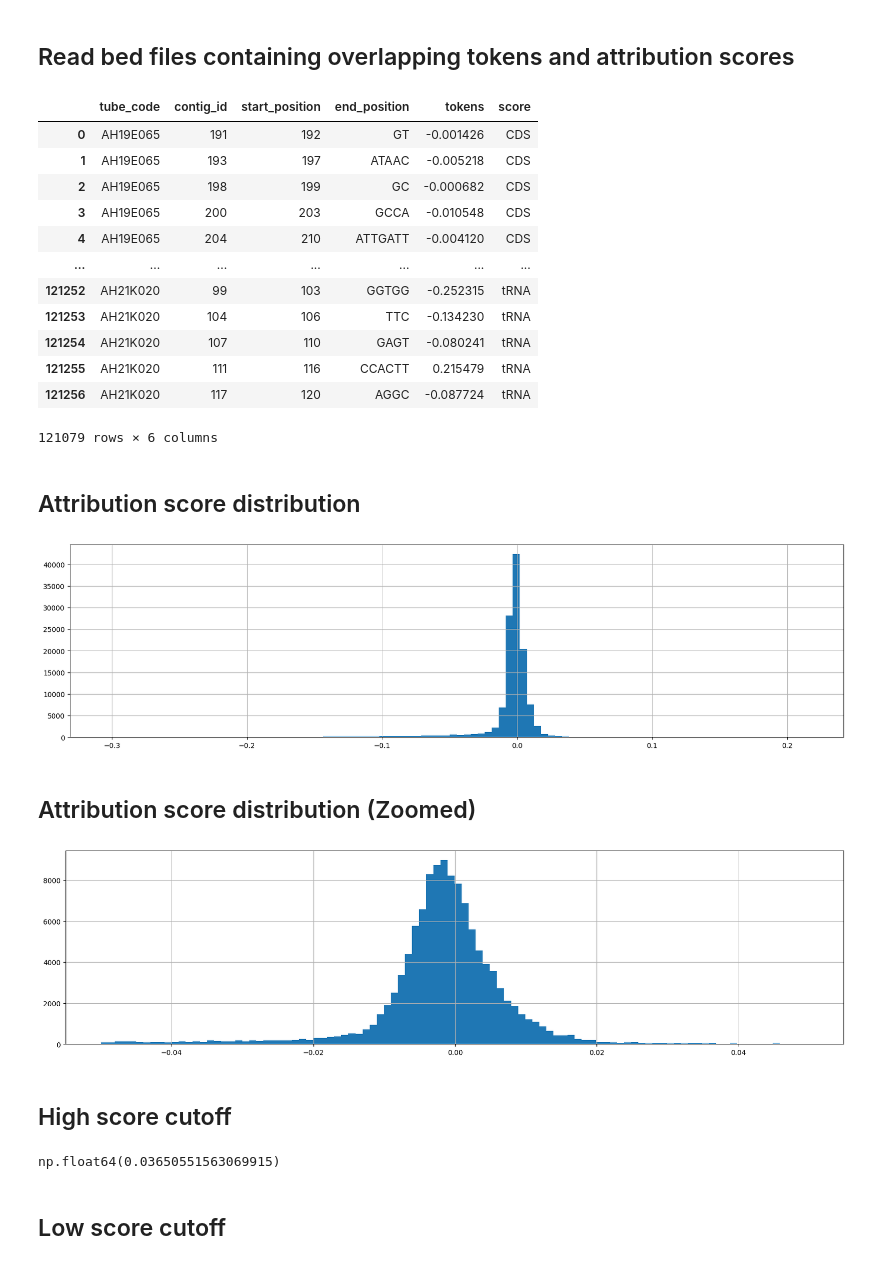
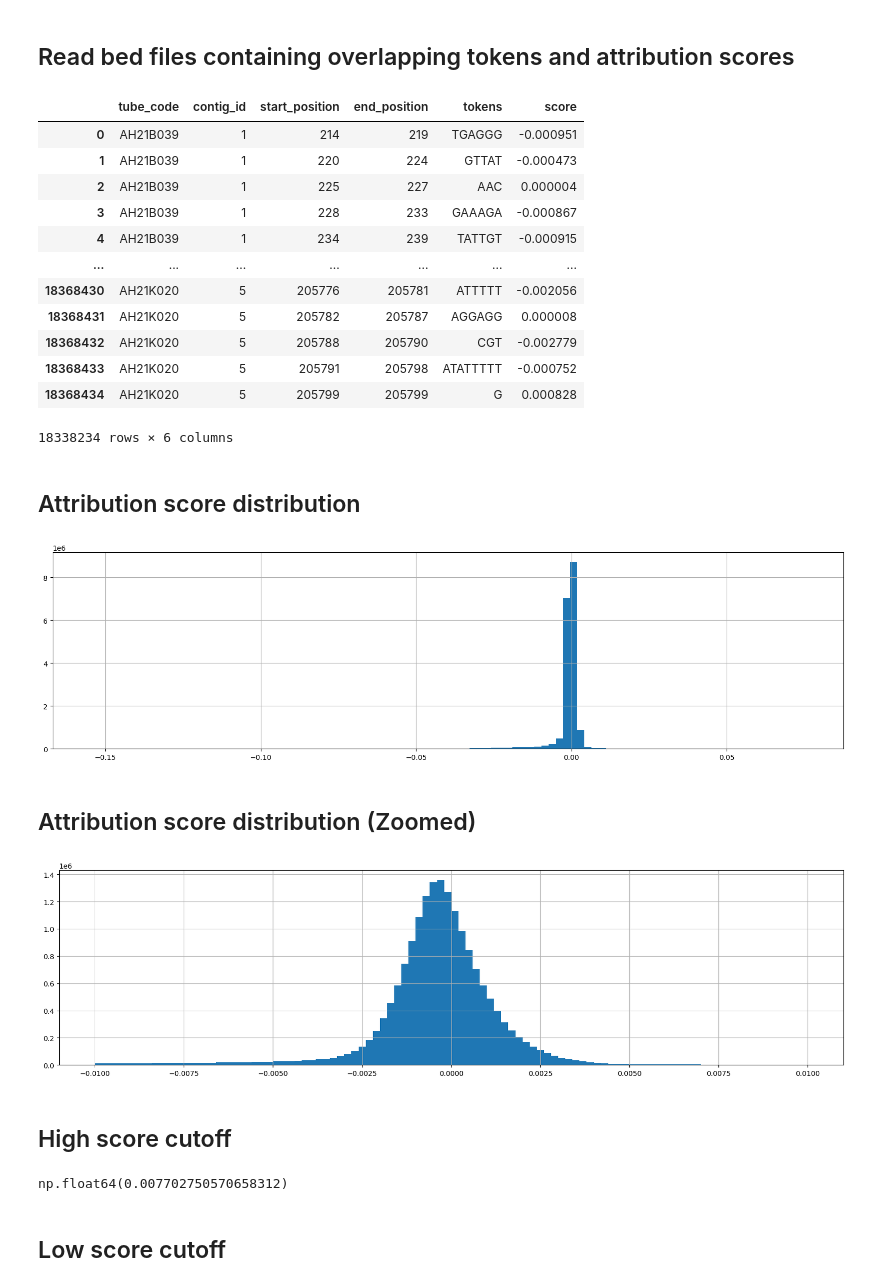
Before and after one commit to ryashpal/alfred-data-analysis, a Jupyter notebook: notebooks/genome_nlp_tokens/token_attribution_scores.ipynb, the cells around one changed output. Drawn from its saved outputs; the diff is of its cells as text; code cells hidden in the pictures.

```diff
--- a/notebooks/genome_nlp_tokens/token_attribution_scores.ipynb
+++ b/notebooks/genome_nlp_tokens/token_attribution_scores.ipynb
@@ -78,11 +78,11 @@ import pandas as pd
 from pathlib import Path
 
 
-overlappingFilesDir = Path(os.environ['GENOMICS_DATA_BASE'], 'genome_nlp_tokens', 'overlapping_with_annotations.bkp')
+overlappingFilesDir = Path(os.environ['GENOMICS_DATA_BASE'], 'genome_nlp_tokens', 'overlapping_with_annotations')
 
 overlappingDfList = []
 for overlappingFile in os.listdir(overlappingFilesDir):
-    df = pd.read_csv(Path(overlappingFilesDir, overlappingFile), sep='\t', names=['contig_id', 'start_position', 'end_position', 'tokens', 'score', 'id', 'name', 'gene', 'atributes'])
+    df = pd.read_csv(Path(overlappingFilesDir, overlappingFile), index_col=False, sep='\t', names=['contig_id', 'start_position', 'end_position', 'tokens', 'score', 'id', 'name', 'gene', 'atributes'])
     df['tube_code'] = [overlappingFile.split('_')[0]]*df.shape[0]
     overlappingDfList.append(df)
 overlappingDf = pd.concat(overlappingDfList, ignore_index=True)
@@ -95,18 +95,18 @@ overlappingDf = overlappingDf[['tube_code', 'contig_id', 'start_position', 'end_
 overlappingDf
 # %% [output]
 |  | tube_code | contig_id | start_position | end_position | tokens | score |
-| 0 | AH19E065 | 191 | 192 | GT | -0.001426 | CDS |
-| 1 | AH19E065 | 193 | 197 | ATAAC | -0.005218 | CDS |
-| 2 | AH19E065 | 198 | 199 | GC | -0.000682 | CDS |
-| 3 | AH19E065 | 200 | 203 | GCCA | -0.010548 | CDS |
-| 4 | AH19E065 | 204 | 210 | ATTGATT | -0.004120 | CDS |
+| 0 | AH21B039 | 1 | 214 | 219 | TGAGGG | -0.000951 |
+| 1 | AH21B039 | 1 | 220 | 224 | GTTAT | -0.000473 |
+| 2 | AH21B039 | 1 | 225 | 227 | AAC | 0.000004 |
+| 3 | AH21B039 | 1 | 228 | 233 | GAAAGA | -0.000867 |
+| 4 | AH21B039 | 1 | 234 | 239 | TATTGT | -0.000915 |
 | ... | ... | ... | ... | ... | ... | ... |
-| 121252 | AH21K020 | 99 | 103 | GGTGG | -0.252315 | tRNA |
-| 121253 | AH21K020 | 104 | 106 | TTC | -0.134230 | tRNA |
-| 121254 | AH21K020 | 107 | 110 | GAGT | -0.080241 | tRNA |
-| 121255 | AH21K020 | 111 | 116 | CCACTT | 0.215479 | tRNA |
-| 121256 | AH21K020 | 117 | 120 | AGGC | -0.087724 | tRNA |
+| 18368430 | AH21K020 | 5 | 205776 | 205781 | ATTTTT | -0.002056 |
+| 18368431 | AH21K020 | 5 | 205782 | 205787 | AGGAGG | 0.000008 |
+| 18368432 | AH21K020 | 5 | 205788 | 205790 | CGT | -0.002779 |
+| 18368433 | AH21K020 | 5 | 205791 | 205798 | ATATTTTT | -0.000752 |
+| 18368434 | AH21K020 | 5 | 205799 | 205799 | G | 0.000828 |
-121079 rows × 6 columns
+18338234 rows × 6 columns
 # %%
 import os
 import pandas as pd
@@ -125,26 +125,26 @@ ax = overlappingDf.score.hist(bins=100)
 
 plt.show()
 # %% [output]
-[figure, old version]
+[figure, new version]
 # %% [markdown]
 ## Attribution score distribution (Zoomed)
 # %%
 from matplotlib import pyplot as plt
 
 
 plt.figure(figsize=(20,5))
 
-ax = overlappingDf[(overlappingDf.score > -0.05) & (overlappingDf.score < 0.05)].score.hist(bins=100)
+ax = overlappingDf[(overlappingDf.score > -0.01) & (overlappingDf.score < 0.01)].score.hist(bins=100)
 
 plt.show()
 # %% [output]
-[figure, old version]
+[figure, new version]
 # %% [markdown]
 ## High score cutoff
 # %%
 overlappingDf.score.mean() + 2 * overlappingDf.score.std()
 # %% [output]
-np.float64(0.03650551563069915)
+np.float64(0.007702750570658312)
 # %% [markdown]
 ## Low score cutoff
 # %%
```
Also changed, not shown: parts of 1 cell of this notebook, 3 other files.
